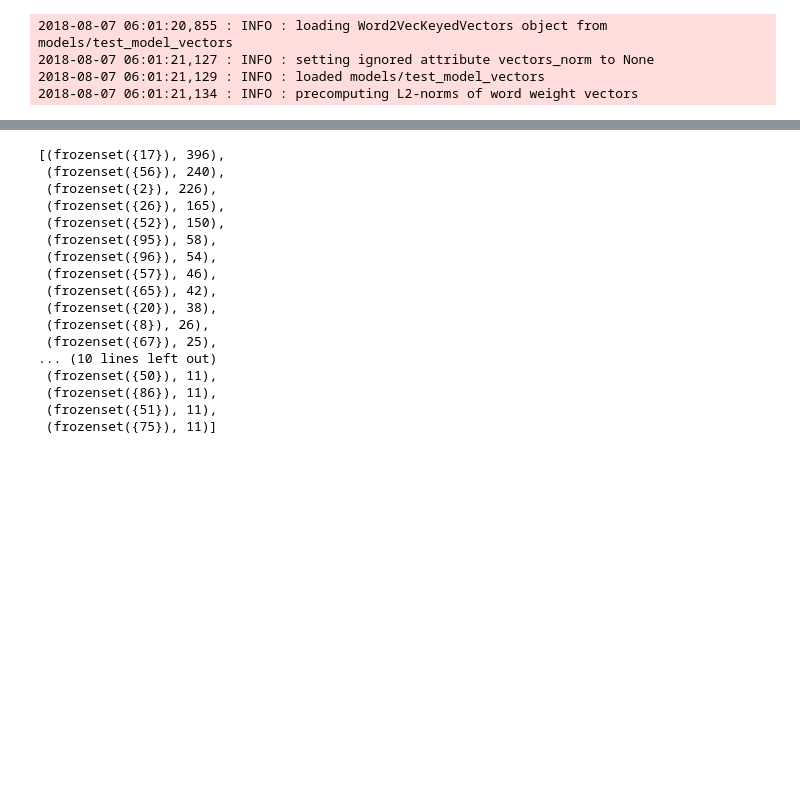
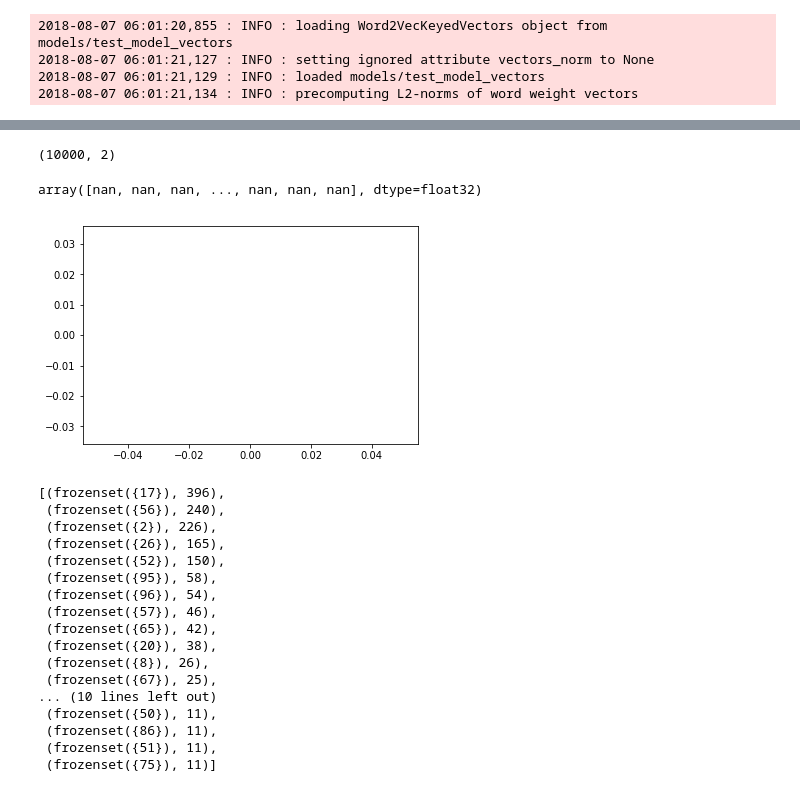
Before and after one commit to averyjordan1/4chan_modeling, a Jupyter notebook: 4chan_modeling.ipynb, the cells around one changed output, grey strips where cells are left out. Saved outputs shown, nothing was run; the diff lists cells and outputs as text; code cells hidden in the pictures; blank space fills up the shorter version.

```diff
--- a/4chan_modeling.ipynb
+++ b/4chan_modeling.ipynb
@@ -102,0 +60,22 @@ doc_term_matrix, dictionary = prepare_dictionary(threads)
+# %%
+joined_threads = MyJoinedSentences(MySentences('biz_archive'))
+short_threads = []
+for i, sent in enumerate(joined_threads):
+    if i > 10000:
+        break
+    short_threads.append(sent)
+# %%
+vectorizer = TfidfVectorizer()
+matrix = vectorizer.fit_transform(short_threads)
+# %%
+small = matrix[:10000, :10000].todense() + 1e-30
+# %%
+embedding = reducer.fit_transform(small)
+# %%
+embedding.shape
+# %% [output]
+(10000, 2)
+# %%
+embedding[:, 0]
+# %% [output]
+array([nan, nan, nan, ..., nan, nan, nan], dtype=float32)
@@ -103,3 +84,8 @@ doc_term_matrix, dictionary = prepare_dictionary(threads)
+# %%
+plt.scatter(embedding[:, 0], embedding[:, 1])
+plt.gca().set_aspect('equal', 'datalim')
+# %% [output]
+[figure, added]
 # %%
 model = train_lda_model(100, dictionary, doc_term_matrix, 6, 10)
 # %%
```
Also changed, not shown: parts of 31 cells of this notebook, 6 other files.
